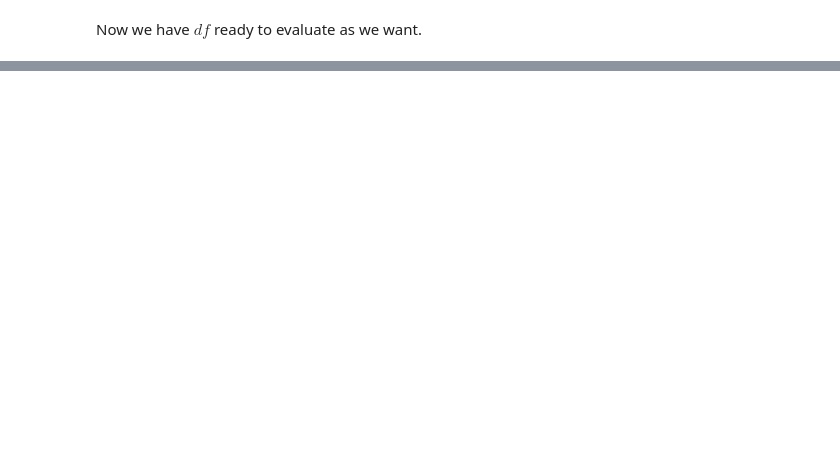
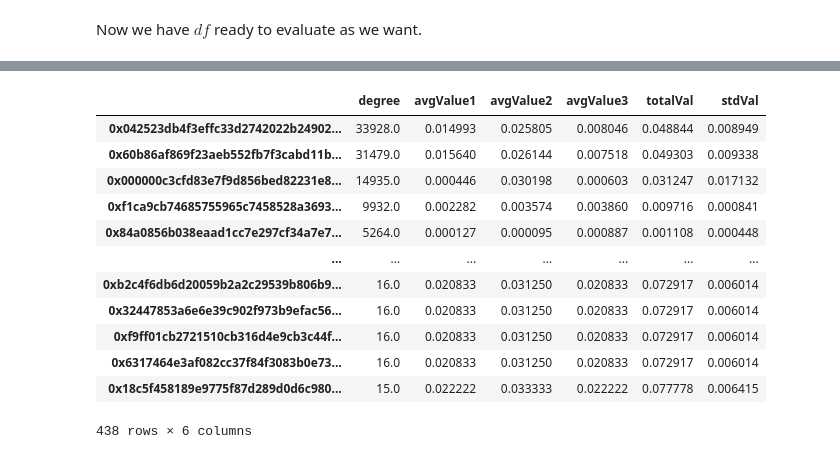
Before and after one commit to PedroHFSO/EthereumDataAnalysis, a Jupyter notebook: Analysis/Russia Paper/Paper Extension/degree_comparasion.ipynb, the cells around one changed output, grey strips where cells are left out. Saved outputs shown, nothing was run; the diff lists cells and outputs as text; code cells hidden in the pictures; blank space fills up the shorter version.

```diff
--- a/Analysis/Russia Paper/Paper Extension/degree_comparasion.ipynb
+++ b/Analysis/Russia Paper/Paper Extension/degree_comparasion.ipynb
@@ -124,0 +162,23 @@ Name: 0x41d3ab85aafed2ef9e644cb7d3bbca2fc4d8cac8, dtype: float64
+# %%
+increasing_df = (
+    test_df
+    .query('avgValue1 > 0 and avgValue2 > 0 and avgValue3 > 0')
+    .query('stdVal > 0 and stdVal <= 10')
+    .query('totalVal <= 0.08') #2.5th quantile
+    .sort_values(by = 'degree', ascending = False)
+)
+increasing_df
+# %% [output]
+|  | degree | avgValue1 | avgValue2 | avgValue3 | totalVal | stdVal |
+| 0x042523db4f3effc33d2742022b24902... | 33928.0 | 0.014993 | 0.025805 | 0.008046 | 0.048844 | 0.008949 |
+| 0x60b86af869f23aeb552fb7f3cabd11b... | 31479.0 | 0.015640 | 0.026144 | 0.007518 | 0.049303 | 0.009338 |
+| 0x000000c3cfd83e7f9d856bed82231e8... | 14935.0 | 0.000446 | 0.030198 | 0.000603 | 0.031247 | 0.017132 |
+| 0xf1ca9cb74685755965c7458528a3693... | 9932.0 | 0.002282 | 0.003574 | 0.003860 | 0.009716 | 0.000841 |
+| 0x84a0856b038eaad1cc7e297cf34a7e7... | 5264.0 | 0.000127 | 0.000095 | 0.000887 | 0.001108 | 0.000448 |
+| ... | ... | ... | ... | ... | ... | ... |
+| 0xb2c4f6db6d20059b2a2c29539b806b9... | 16.0 | 0.020833 | 0.031250 | 0.020833 | 0.072917 | 0.006014 |
+| 0x32447853a6e6e39c902f973b9efac56... | 16.0 | 0.020833 | 0.031250 | 0.020833 | 0.072917 | 0.006014 |
+| 0xf9ff01cb2721510cb316d4e9cb3c44f... | 16.0 | 0.020833 | 0.031250 | 0.020833 | 0.072917 | 0.006014 |
+| 0x6317464e3af082cc37f84f3083b0e73... | 16.0 | 0.020833 | 0.031250 | 0.020833 | 0.072917 | 0.006014 |
+| 0x18c5f458189e9775f87d289d0d6c980... | 15.0 | 0.022222 | 0.033333 | 0.022222 | 0.077778 | 0.006415 |
+438 rows × 6 columns
```
Also changed, not shown: parts of 17 cells of this notebook.
